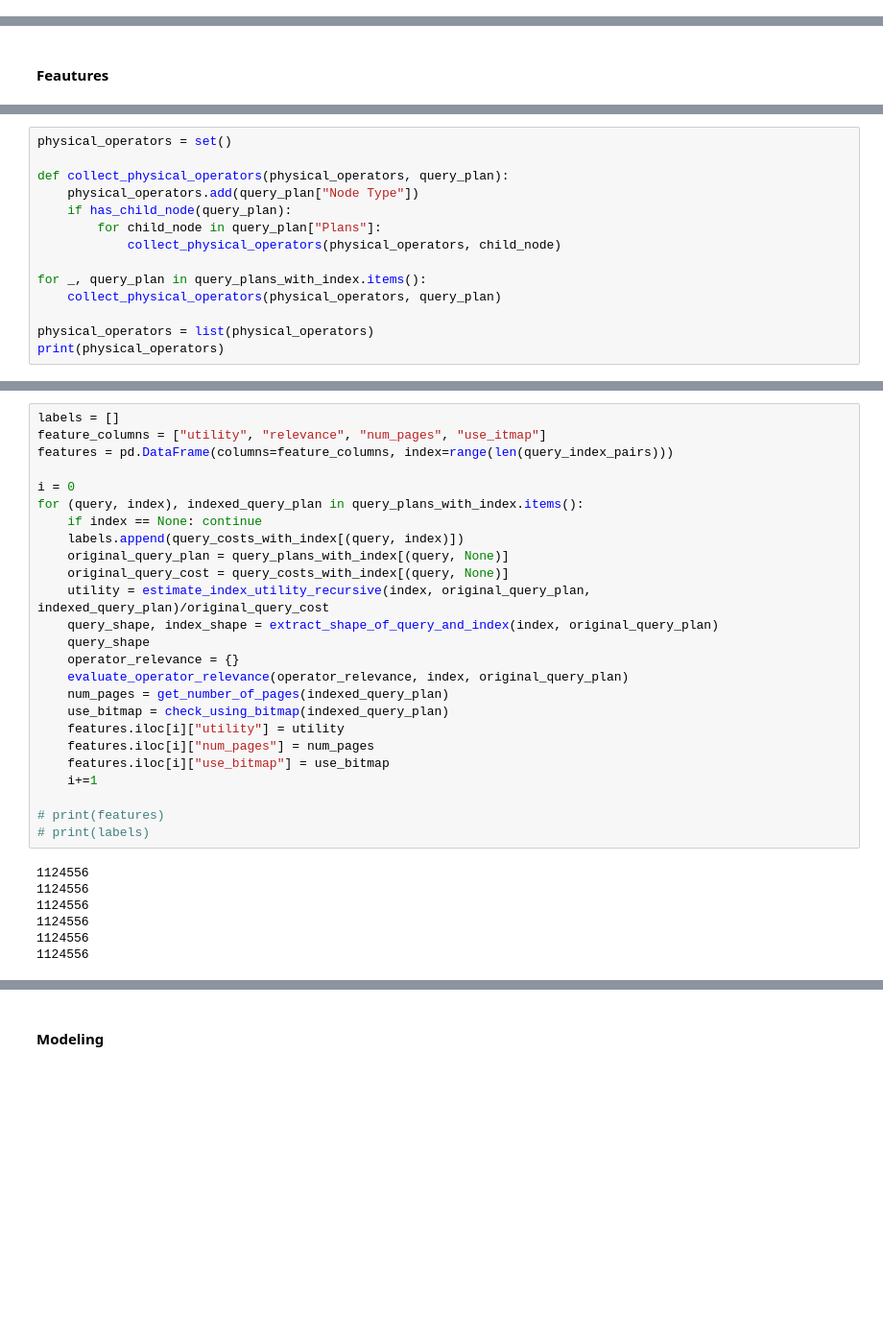
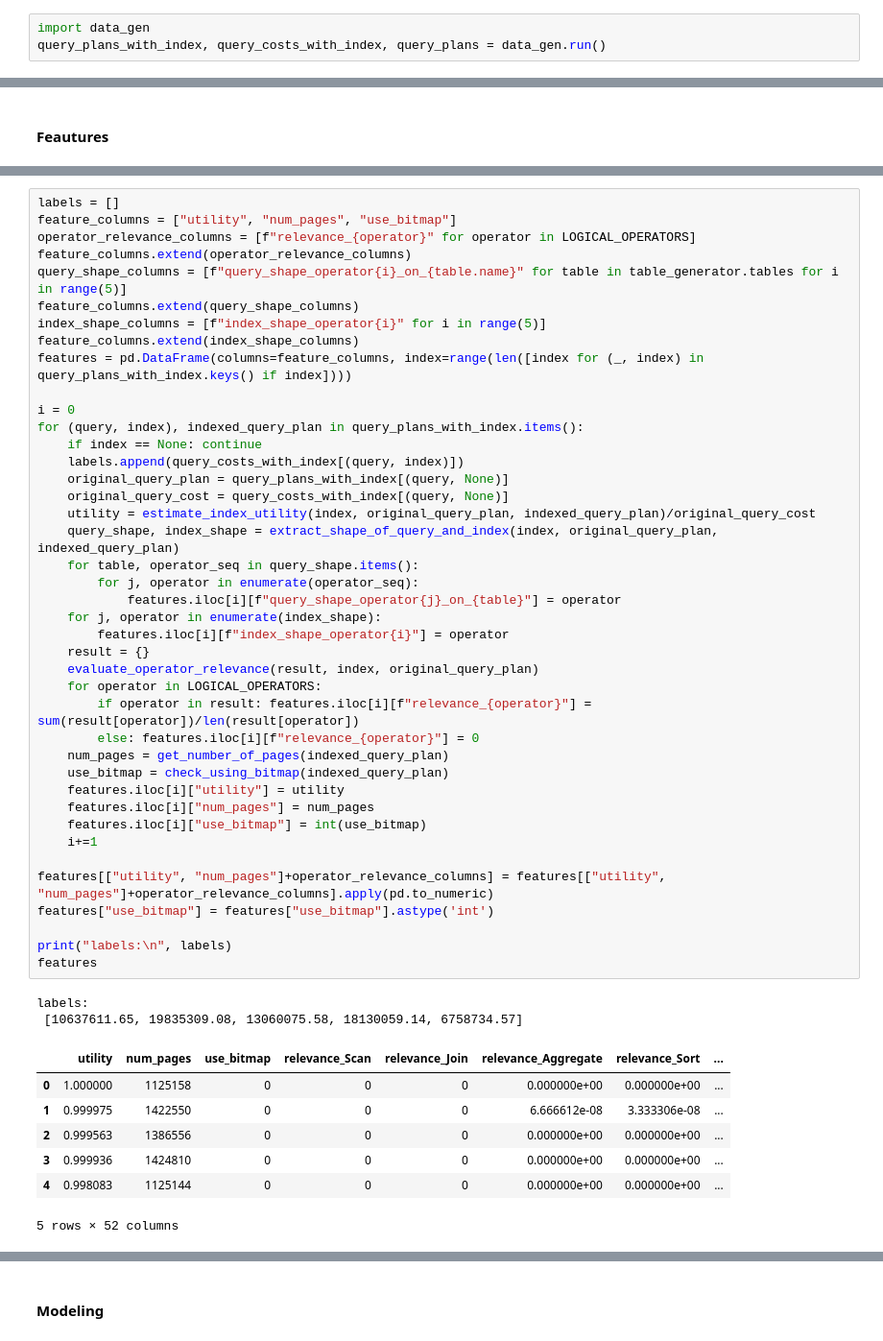
Before and after one commit to maffinnn/index_selection_evaluation, a Jupyter notebook: DISTILL.ipynb, the cells around one changed output, grey strips where cells are left out. Shown at 96% size. Drawn from its saved outputs; the diff is of its cells as text; blank space fills up the shorter version.

Commit message:
update index filtering

```diff
--- a/DISTILL.ipynb
+++ b/DISTILL.ipynb
@@ -70,3 +157,6 @@ print(len(query_index_pairs))
+# %%
+import data_gen
+query_plans_with_index, query_costs_with_index, query_plans = data_gen.run()
 # %% [markdown]
 ### Index Filter
 # %% [markdown]
@@ -331,17 +425,3 @@ def check_using_bitmap(query_plan):
         for child_node in query_plan["Plans"]:
             use |= check_using_bitmap(child_node)
     return use
-# %%
-physical_operators = set()
-
-def collect_physical_operators(physical_operators, query_plan):
-    physical_operators.add(query_plan["Node Type"])
-    if has_child_node(query_plan):
-        for child_node in query_plan["Plans"]:
-            collect_physical_operators(physical_operators, child_node)
-
-for _, query_plan in query_plans_with_index.items():
-    collect_physical_operators(physical_operators, query_plan)
-
-physical_operators = list(physical_operators)
-print(physical_operators)
@@ -375,32 +447,51 @@ print(encoder.categories_)
 # %%
 labels = []
-feature_columns = ["utility", "relevance", "num_pages", "use_itmap"]
-features = pd.DataFrame(columns=feature_columns, index=range(len(query_index_pairs)))
+feature_columns = ["utility", "num_pages", "use_bitmap"]
+operator_relevance_columns = [f"relevance_{operator}" for operator in LOGICAL_OPERATORS]
+feature_columns.extend(operator_relevance_columns)
+query_shape_columns = [f"query_shape_operator{i}_on_{table.name}" for table in table_generator.tables for i in range(5)]
+feature_columns.extend(query_shape_columns)
+index_shape_columns = [f"index_shape_operator{i}" for i in range(5)]
+feature_columns.extend(index_shape_columns)
+features = pd.DataFrame(columns=feature_columns, index=range(len([index for (_, index) in query_plans_with_index.keys() if index])))
 
 i = 0
 for (query, index), indexed_query_plan in query_plans_with_index.items():
     if index == None: continue
     labels.append(query_costs_with_index[(query, index)])
     original_query_plan = query_plans_with_index[(query, None)]
     original_query_cost = query_costs_with_index[(query, None)]
-    utility = estimate_index_utility_recursive(index, original_query_plan, indexed_query_plan)/original_query_cost
-    query_shape, index_shape = extract_shape_of_query_and_index(index, original_query_plan)
-    query_shape
-    operator_relevance = {}
-    evaluate_operator_relevance(operator_relevance, index, original_query_plan)
+    utility = estimate_index_utility(index, original_query_plan, indexed_query_plan)/original_query_cost
+    query_shape, index_shape = extract_shape_of_query_and_index(index, original_query_plan, indexed_query_plan)
+    for table, operator_seq in query_shape.items():
+        for j, operator in enumerate(operator_seq):
+            features.iloc[i][f"query_shape_operator{j}_on_{table}"] = operator
+    for j, operator in enumerate(index_shape):
+        features.iloc[i][f"index_shape_operator{i}"] = operator
+    result = {}
+    evaluate_operator_relevance(result, index, original_query_plan)
+    for operator in LOGICAL_OPERATORS:
+        if operator in result: features.iloc[i][f"relevance_{operator}"] = sum(result[operator])/len(result[operator])
+        else: features.iloc[i][f"relevance_{operator}"] = 0
     num_pages = get_number_of_pages(indexed_query_plan)
     use_bitmap = check_using_bitmap(indexed_query_plan)
     features.iloc[i]["utility"] = utility
     features.iloc[i]["num_pages"] = num_pages
-    features.iloc[i]["use_bitmap"] = use_bitmap
+    features.iloc[i]["use_bitmap"] = int(use_bitmap)
     i+=1
 
-# print(features)
-# print(labels)
+features[["utility", "num_pages"]+operator_relevance_columns] = features[["utility", "num_pages"]+operator_relevance_columns].apply(pd.to_numeric)
+features["use_bitmap"] = features["use_bitmap"].astype('int')
+
+print("labels:\n", labels)
+features
 # %% [output]
-1124556
-1124556
-1124556
-1124556
-1124556
-1124556
+labels:
+ [10637611.65, 19835309.08, 13060075.58, 18130059.14, 6758734.57]
+|  | utility | num_pages | use_bitmap | relevance_Scan | relevance_Join | relevance_Aggregate | relevance_Sort | ... |
+| 0 | 1.000000 | 1125158 | 0 | 0 | 0 | 0.000000e+00 | 0.000000e+00 | ... |
+| 1 | 0.999975 | 1422550 | 0 | 0 | 0 | 6.666612e-08 | 3.333306e-08 | ... |
+| 2 | 0.999563 | 1386556 | 0 | 0 | 0 | 0.000000e+00 | 0.000000e+00 | ... |
+| 3 | 0.999936 | 1424810 | 0 | 0 | 0 | 0.000000e+00 | 0.000000e+00 | ... |
+| 4 | 0.998083 | 1125144 | 0 | 0 | 0 | 0.000000e+00 | 0.000000e+00 | ... |
+5 rows × 52 columns
```
Also changed, not shown: parts of 39 cells of this notebook, 5 other files.
